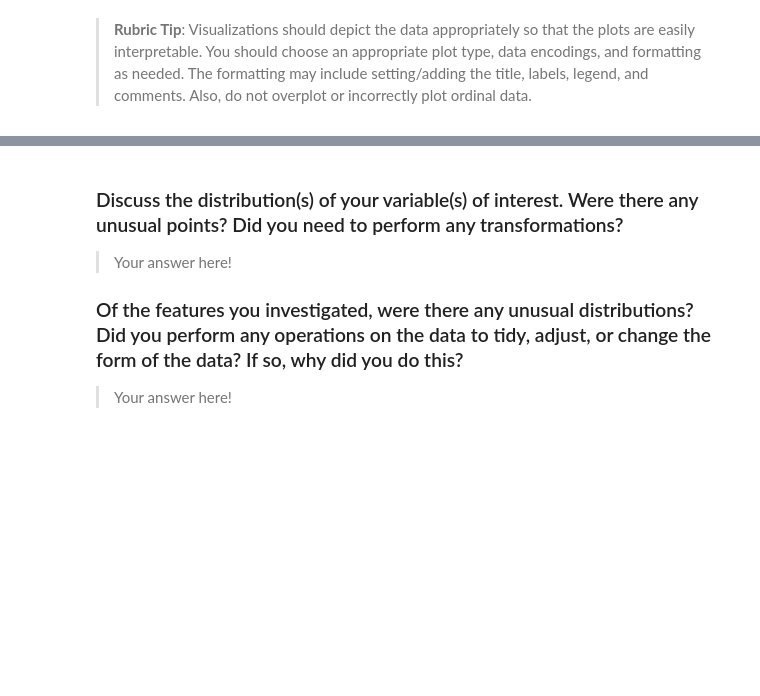
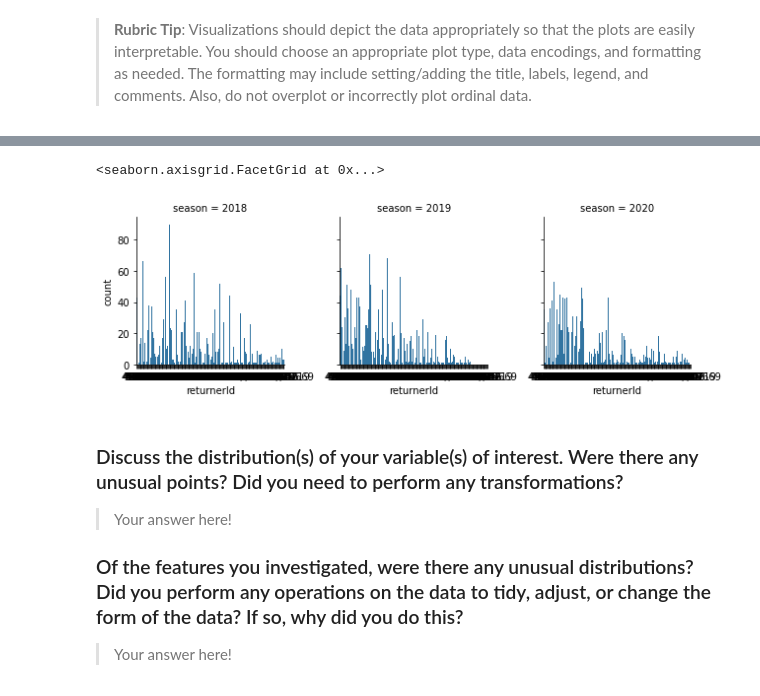
Before and after one commit to dkrejcarek/punt_analysis, a Jupyter notebook: Part_I_exploration_template.ipynb, the cells around one changed output, grey strips where cells are left out. Cells and saved outputs as stored; diff of their text form; code cells hidden in the pictures; blank space fills up the shorter version.

```diff
--- a/Part_I_exploration_template.ipynb
+++ b/Part_I_exploration_template.ipynb
@@ -162,3 +247,9 @@ plt.hist(plays_returnable['kickReturnYardage']);
+# %%
+g = sb.FacetGrid(data = plays_returnable, col = 'season')
+g.map(sb.countplot, 'returnerId')
+# %% [output]
+<seaborn.axisgrid.FacetGrid at 0x...>
+[figure, added]
 # %% [markdown]
 ### Discuss the distribution(s) of your variable(s) of interest. Were there any unusual points? Did you need to perform any transformations?
 
```
Also changed, not shown: parts of 12 cells of this notebook.
